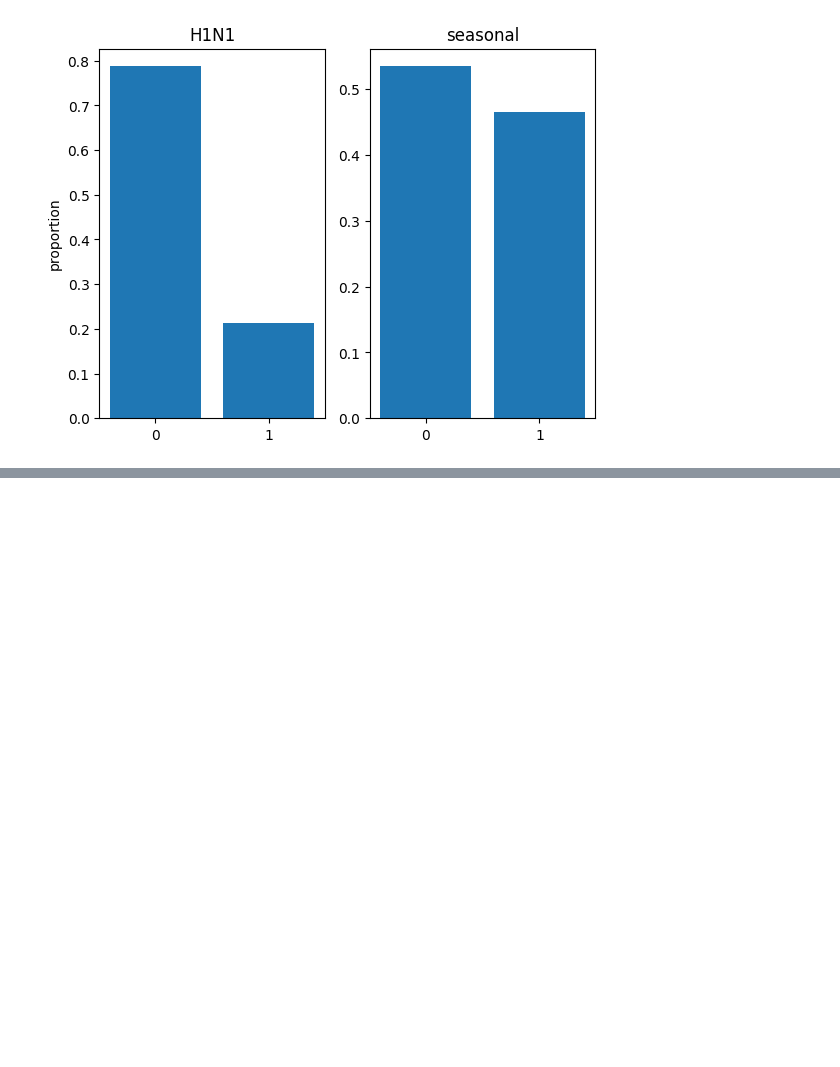
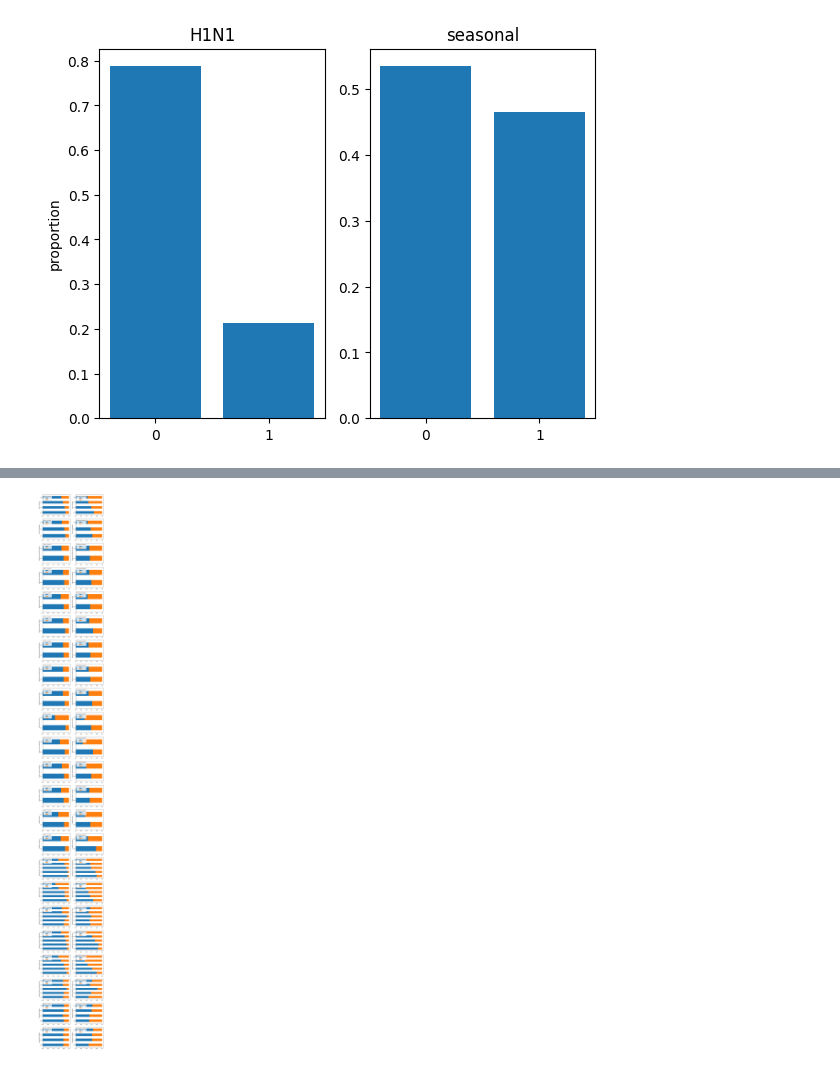
Before and after one commit to wylpdx808/flu-shot, a Jupyter notebook: flu-shot.ipynb, the cells around one changed output, grey strips where cells are left out. Saved outputs shown, nothing was run; the diff lists cells and outputs as text; code cells hidden in the pictures; blank space fills up the shorter version.

```diff
--- a/flu-shot.ipynb
+++ b/flu-shot.ipynb
@@ -187,0 +214,6 @@ proportions.plot.bar(stacked=True)
+# %%
+drop = ['h1n1_vaccine','seasonal_vaccine']
+
+cols_to_plot = df.columns.drop(drop)
+cols_to_plot = df[cols_to_plot].select_dtypes(exclude=['object']).columns # drop any remaining non-num cols
+cols_to_plot
@@ -187,0 +231,16 @@ proportions.plot.bar(stacked=True)
+# %%
+fig_height = len(cols_to_plot)*4
+fig, axes = plt.subplots(len(cols_to_plot), 2, figsize=(10,fig_height))
+for idx, col in enumerate(cols_to_plot):
+    ax_h1n1 = axes[idx,0]
+    ax_seasonal = axes[idx,1]
+
+    plot_vaccine_rate_by_feature(col,'h1n1_vaccine',df,ax=ax_h1n1)
+    plot_vaccine_rate_by_feature(col,'seasonal_vaccine',df,ax=ax_seasonal)
+
+    ax_h1n1.legend(loc='upper left',title='h1n1_vaccine')
+    ax_seasonal.legend(loc='upper left',title='seasonal_vacine')
+
+plt.show()
+# %% [output]
+[figure, added]
```
Also changed, not shown: parts of 32 cells of this notebook, 1 other file.
